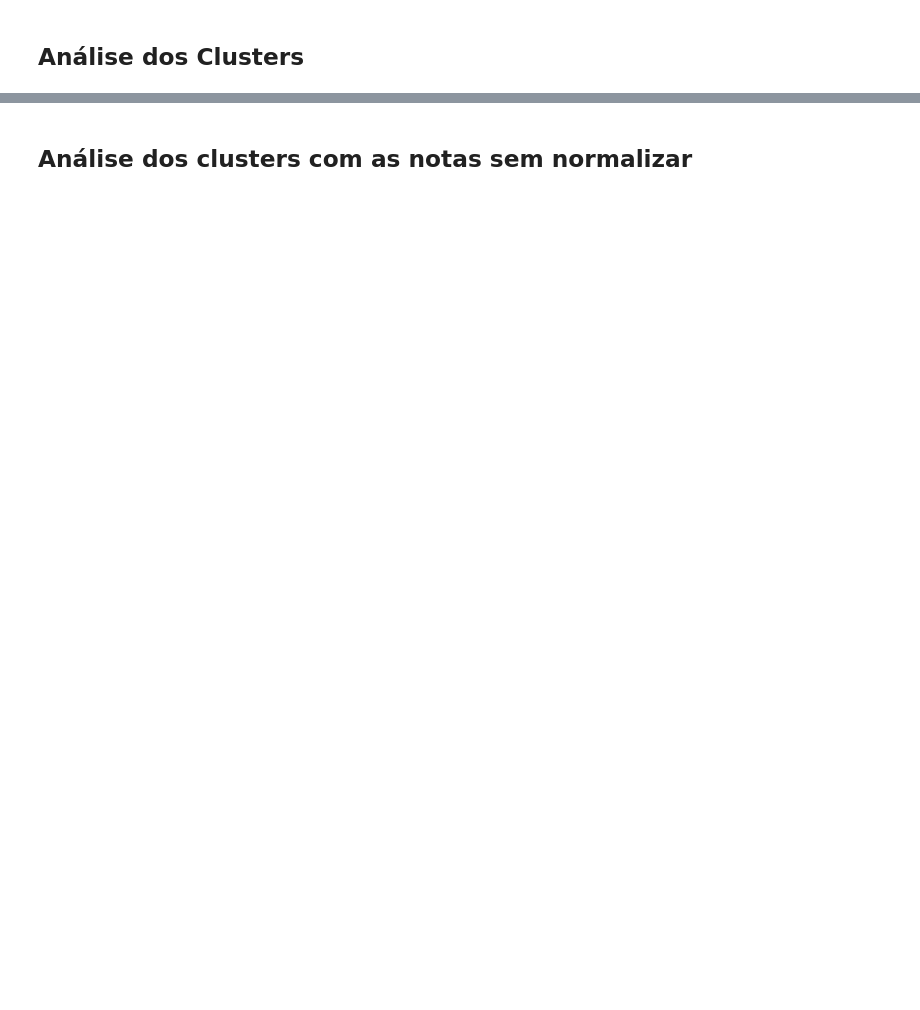
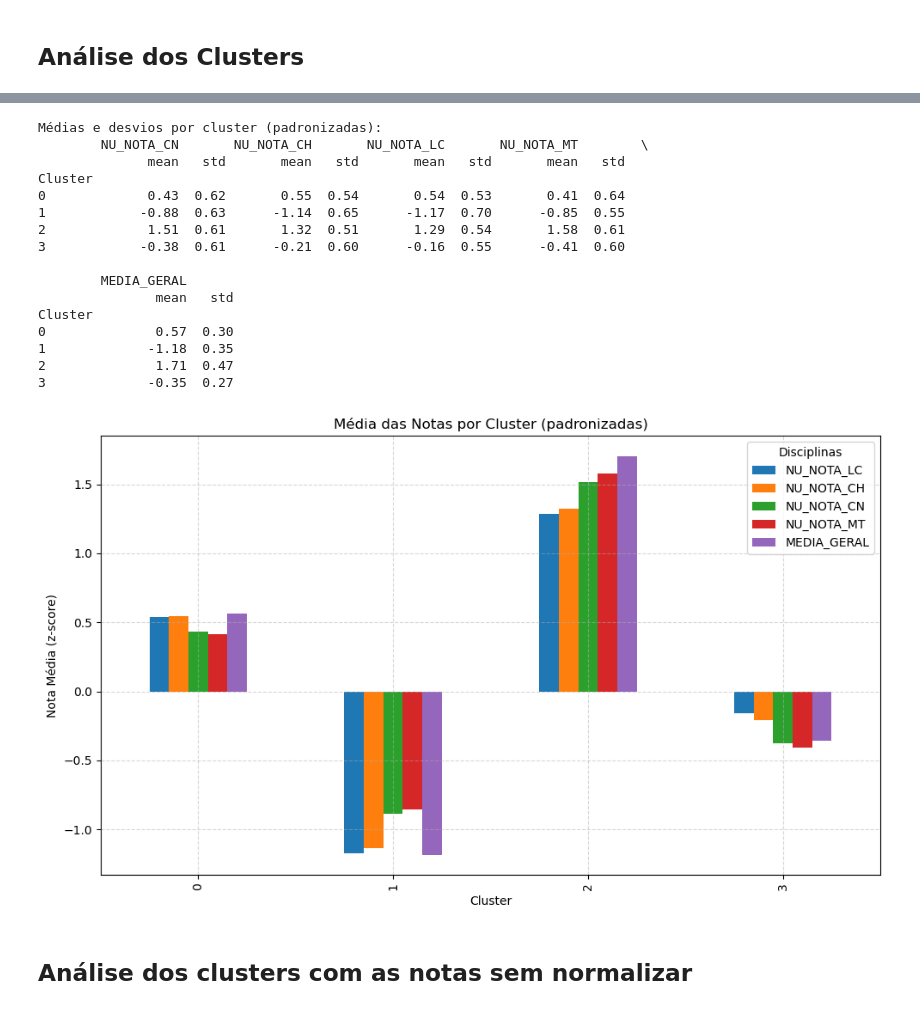
Before and after one commit to NandaLeal/TCC, a Jupyter notebook: TCC - FASE 3 .ipynb, the cells around one changed output, grey strips where cells are left out. Drawn from its saved outputs; the diff is of its cells as text; code cells hidden in the pictures; blank space fills up the shorter version.

```diff
--- a/TCC - FASE 3 .ipynb
+++ b/TCC - FASE 3 .ipynb
@@ -490,3 +441,60 @@ Cluster
+# %%
+df_notas = df_ifnmg.copy()
+
+colunas_notas = ["NU_NOTA_CN", "NU_NOTA_CH", "NU_NOTA_LC", "NU_NOTA_MT"]
+
+notas = df_notas[colunas_notas].dropna().copy()
+
+notas["MEDIA_GERAL"] = notas.mean(axis=1)
+
+scaler = StandardScaler()
+df_norm = pd.DataFrame(
+    scaler.fit_transform(notas),
+    index=notas.index,  # garante alinhamento
+    columns=notas.columns
+)
+
+k = 4  # escolha com base no gráfico
+kmeans_final = KMeans(n_clusters=k, random_state=42, n_init=10)
+labels_final = kmeans_final.fit_predict(df_norm)
+
+df_norm["Cluster"] = labels_final
+
+resumo_clusters = df_norm.groupby("Cluster")[colunas_notas + ["MEDIA_GERAL"]].agg(["mean", "std"]).round(2)
+print("Médias e desvios por cluster (padronizadas):")
+print(resumo_clusters)
+
+resumo_mean = df_norm.groupby("Cluster")[colunas_notas + ["MEDIA_GERAL"]].mean()
+
+ordem_cols = resumo_mean.mean(axis=0).sort_values(ascending=True).index
+resumo_sorted = resumo_mean[ordem_cols]
+
+ax = resumo_sorted.plot(kind="bar", figsize=(10, 6))
+plt.title("Média das Notas por Cluster (padronizadas)")
+plt.xlabel("Cluster")
+plt.ylabel("Nota Média (z-score)")
+plt.grid(True, linestyle="--", alpha=0.5)
+plt.legend(title="Disciplinas")
+plt.tight_layout()
+plt.show()
+# %% [output]
+Médias e desvios por cluster (padronizadas):
+        NU_NOTA_CN       NU_NOTA_CH       NU_NOTA_LC       NU_NOTA_MT        \
+              mean   std       mean   std       mean   std       mean   std
+Cluster
+0             0.43  0.62       0.55  0.54       0.54  0.53       0.41  0.64
+1            -0.88  0.63      -1.14  0.65      -1.17  0.70      -0.85  0.55
+2             1.51  0.61       1.32  0.51       1.29  0.54       1.58  0.61
+3            -0.38  0.61      -0.21  0.60      -0.16  0.55      -0.41  0.60
+
+        MEDIA_GERAL
+               mean   std
+Cluster
+0              0.57  0.30
+1             -1.18  0.35
+2              1.71  0.47
+3             -0.35  0.27
+[figure, added]
 # %% [markdown]
 ## **Análise dos clusters com as notas sem normalizar**
 # %%
```
Also changed, not shown: parts of 21 cells of this notebook.
